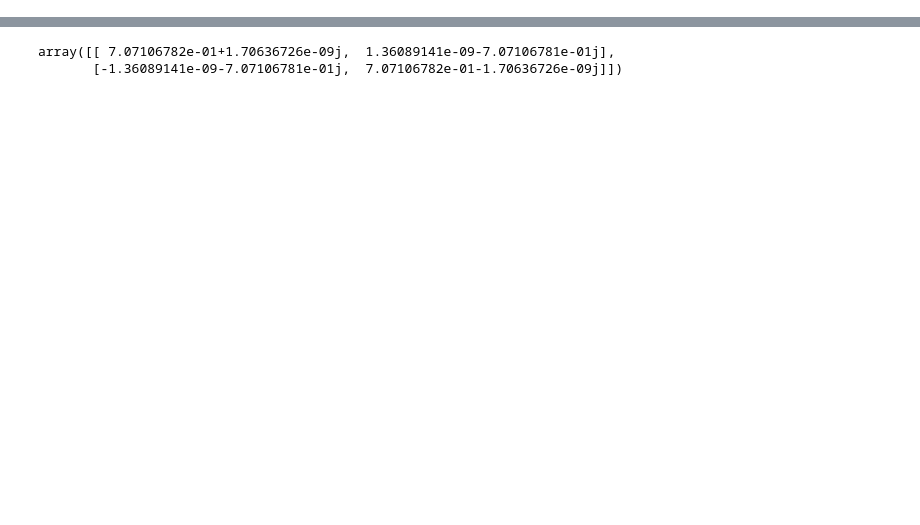
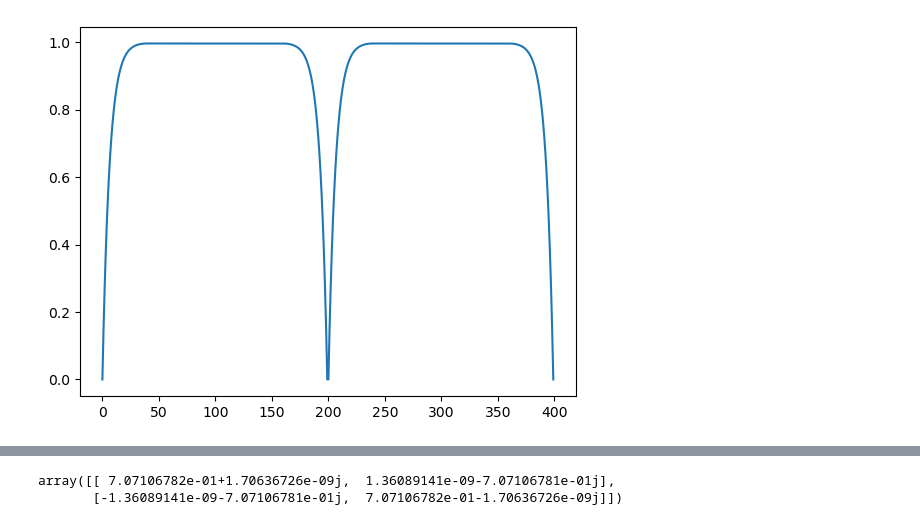
Before and after one commit to hemantkatiyar/pulse1Q, a Jupyter notebook: checking_graident.ipynb, the cells around one changed output, grey strips where cells are left out. Saved outputs shown, nothing was run; the diff lists cells and outputs as text; code cells hidden in the pictures; blank space fills up the shorter version.

```diff
--- a/checking_graident.ipynb
+++ b/checking_graident.ipynb
@@ -6,6 +6,15 @@ import matplotlib.pyplot as plt
 import copy
 from scipy.optimize import minimize
 from scipy.optimize import Bounds
+# %%
+divn = int(np.floor(nsegments*(20/100)))
+x = np.linspace(-2 * np.pi , 2 * np.pi, divn * 2);
+pcurve = (1 - np.cosh(x)/max(np.cosh(x))).tolist()
+penalty_range = np.asarray(pcurve[0:divn] + (max(pcurve)*np.ones((nsegments- 2* divn ,))).tolist() + pcurve[divn:])
+plt.plot(np.append(penalty_range,penalty_range))
+penal = np.append(penalty_range,penalty_range)
+# %% [output]
+[figure, added]
 # %%
 nions=1
 max_amp = 2 * np.pi * 25e3
```
Also changed, not shown: parts of 13 cells of this notebook, 10 other files.
